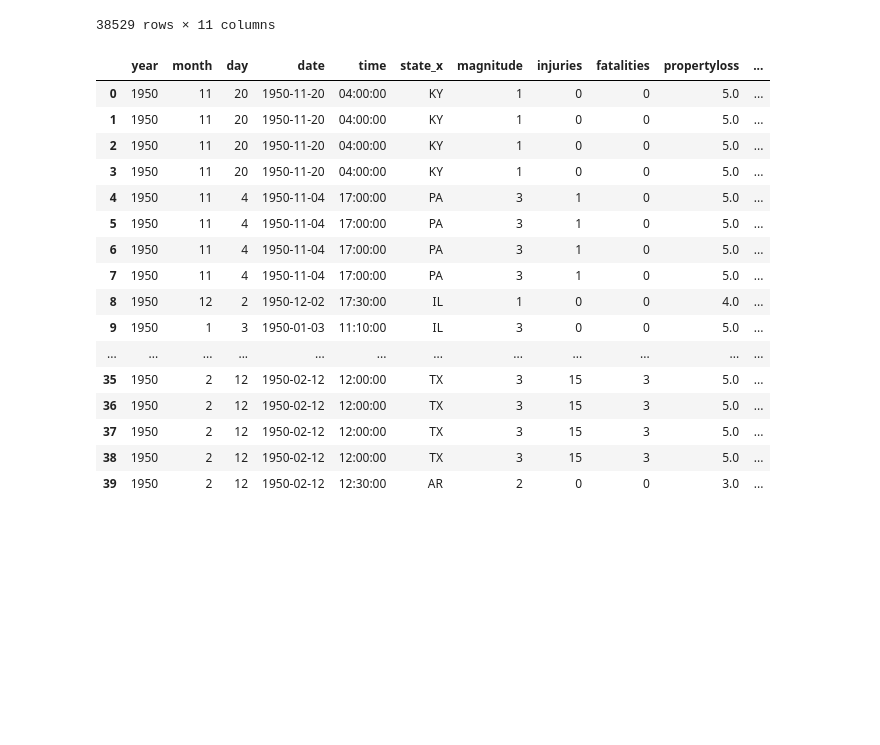
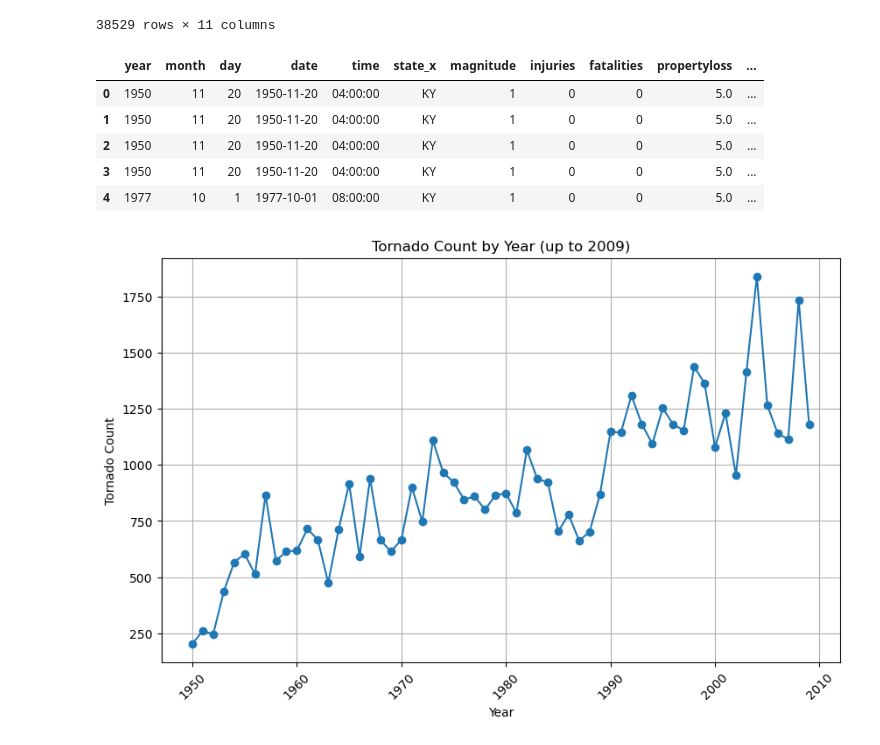
Before and after one commit to PabloUMD/Project1Bootcamp, a Jupyter notebook: Project1.ipynb, the cells around one changed output. Drawn from its saved outputs; the diff is of its cells as text; code cells hidden in the pictures; blank space fills up the shorter version.

Commit message:
:sparkles: Initial tornadoes analysis and graphing. CSV created with merge of both files.

```diff
--- a/Project1.ipynb
+++ b/Project1.ipynb
@@ -127,26 +128,38 @@ display(clean_mobile_home_data)
 # %%
 #MERGING THE DATA
 #setting display options to preview all columns
 pd.set_option('display.max_columns', None)
 
 tornado_mobiles_merge=pd.merge(clean_tornadoes_data, clean_mobile_home_data, left_on=["longitude","latitude"],right_on=["longitude","latitude"])
+merge_data_df = pd.DataFrame(tornado_mobiles_merge)
 
-tornado_mobiles_merge.head(40)
+# Export the tornado_mobiles_merge data into a csv
+merge_data_df.to_csv("../Project1Bootcamp/tornadoesandparksmerged.csv")
+
+merge_data_df.head(5)
 # %% [output]
 |  | year | month | day | date | time | state_x | magnitude | injuries | fatalities | propertyloss | ... |
 | 0 | 1950 | 11 | 20 | 1950-11-20 | 04:00:00 | KY | 1 | 0 | 0 | 5.0 | ... |
 | 1 | 1950 | 11 | 20 | 1950-11-20 | 04:00:00 | KY | 1 | 0 | 0 | 5.0 | ... |
 | 2 | 1950 | 11 | 20 | 1950-11-20 | 04:00:00 | KY | 1 | 0 | 0 | 5.0 | ... |
 | 3 | 1950 | 11 | 20 | 1950-11-20 | 04:00:00 | KY | 1 | 0 | 0 | 5.0 | ... |
-| 4 | 1950 | 11 | 4 | 1950-11-04 | 17:00:00 | PA | 3 | 1 | 0 | 5.0 | ... |
-| 5 | 1950 | 11 | 4 | 1950-11-04 | 17:00:00 | PA | 3 | 1 | 0 | 5.0 | ... |
-| 6 | 1950 | 11 | 4 | 1950-11-04 | 17:00:00 | PA | 3 | 1 | 0 | 5.0 | ... |
-| 7 | 1950 | 11 | 4 | 1950-11-04 | 17:00:00 | PA | 3 | 1 | 0 | 5.0 | ... |
-| 8 | 1950 | 12 | 2 | 1950-12-02 | 17:30:00 | IL | 1 | 0 | 0 | 4.0 | ... |
-| 9 | 1950 | 1 | 3 | 1950-01-03 | 11:10:00 | IL | 3 | 0 | 0 | 5.0 | ... |
-| ... | ... | ... | ... | ... | ... | ... | ... | ... | ... | ... | ... |
-| 35 | 1950 | 2 | 12 | 1950-02-12 | 12:00:00 | TX | 3 | 15 | 3 | 5.0 | ... |
-| 36 | 1950 | 2 | 12 | 1950-02-12 | 12:00:00 | TX | 3 | 15 | 3 | 5.0 | ... |
-| 37 | 1950 | 2 | 12 | 1950-02-12 | 12:00:00 | TX | 3 | 15 | 3 | 5.0 | ... |
-| 38 | 1950 | 2 | 12 | 1950-02-12 | 12:00:00 | TX | 3 | 15 | 3 | 5.0 | ... |
-| 39 | 1950 | 2 | 12 | 1950-02-12 | 12:30:00 | AR | 2 | 0 | 0 | 3.0 | ... |
+| 4 | 1977 | 10 | 1 | 1977-10-01 | 08:00:00 | KY | 1 | 0 | 0 | 5.0 | ... |
+# %%
+# Filter the data up to the year 2009
+clean_tornadoes_data['year'] = pd.to_datetime(clean_tornadoes_data['year'], format='%Y')
+clean_tornadoes_data = clean_tornadoes_data[clean_tornadoes_data['year'].dt.year <= 2009]
+
+# Group the data by year and calculate the tornado count for each year
+tornadoes_by_year = clean_tornadoes_data.groupby(clean_tornadoes_data['year'].dt.year).size()
+
+# Plot the tornado count over time
+plt.figure(figsize=(10, 6))
+plt.plot(tornadoes_by_year.index, tornadoes_by_year.values, marker='o', linestyle='-')
+plt.title('Tornado Count by Year (up to 2009)')
+plt.xlabel('Year')
+plt.ylabel('Tornado Count')
+plt.grid(True)
+plt.xticks(rotation=45)
+plt.show()
+# %% [output]
+[figure, added]
```
Also changed, not shown: parts of 3 cells of this notebook, 1 other file.
